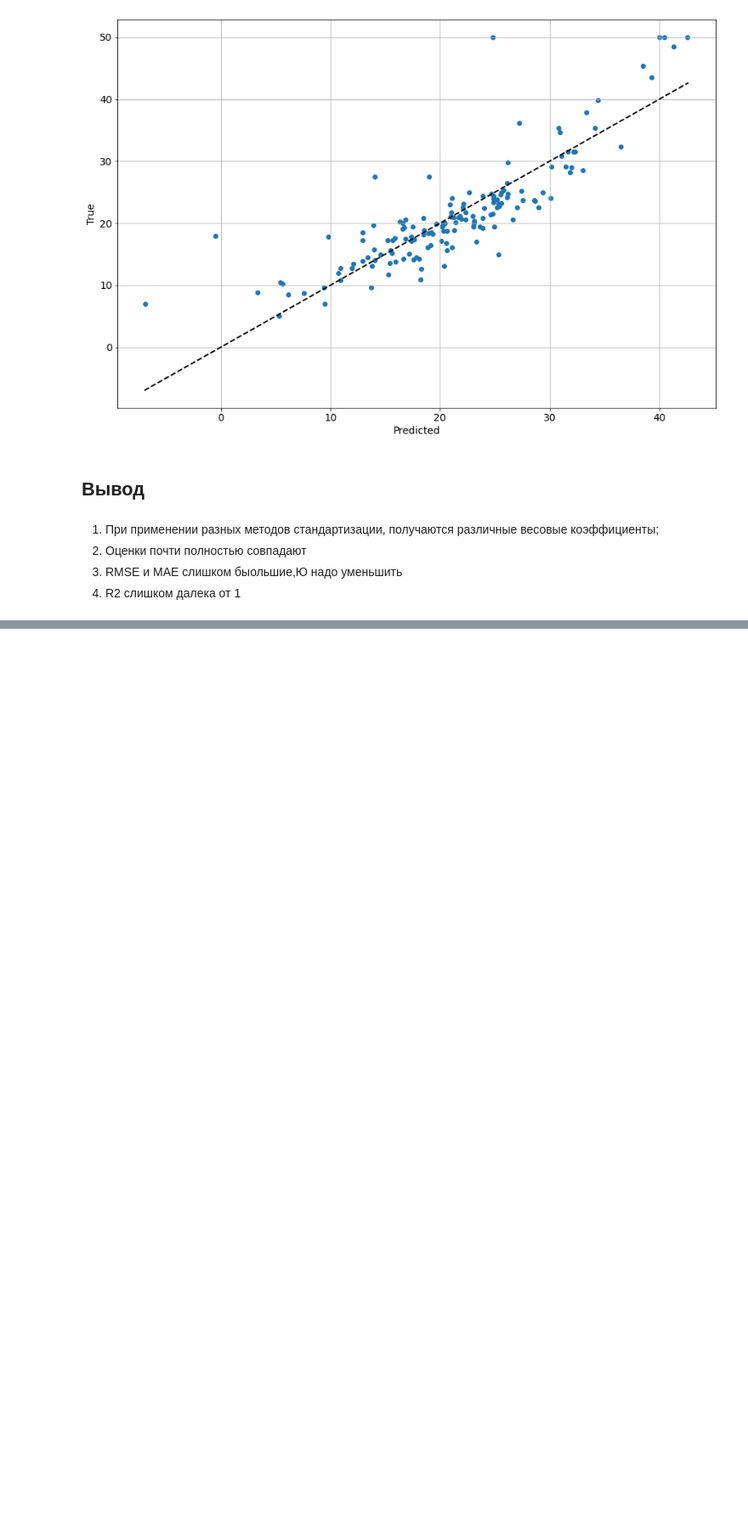
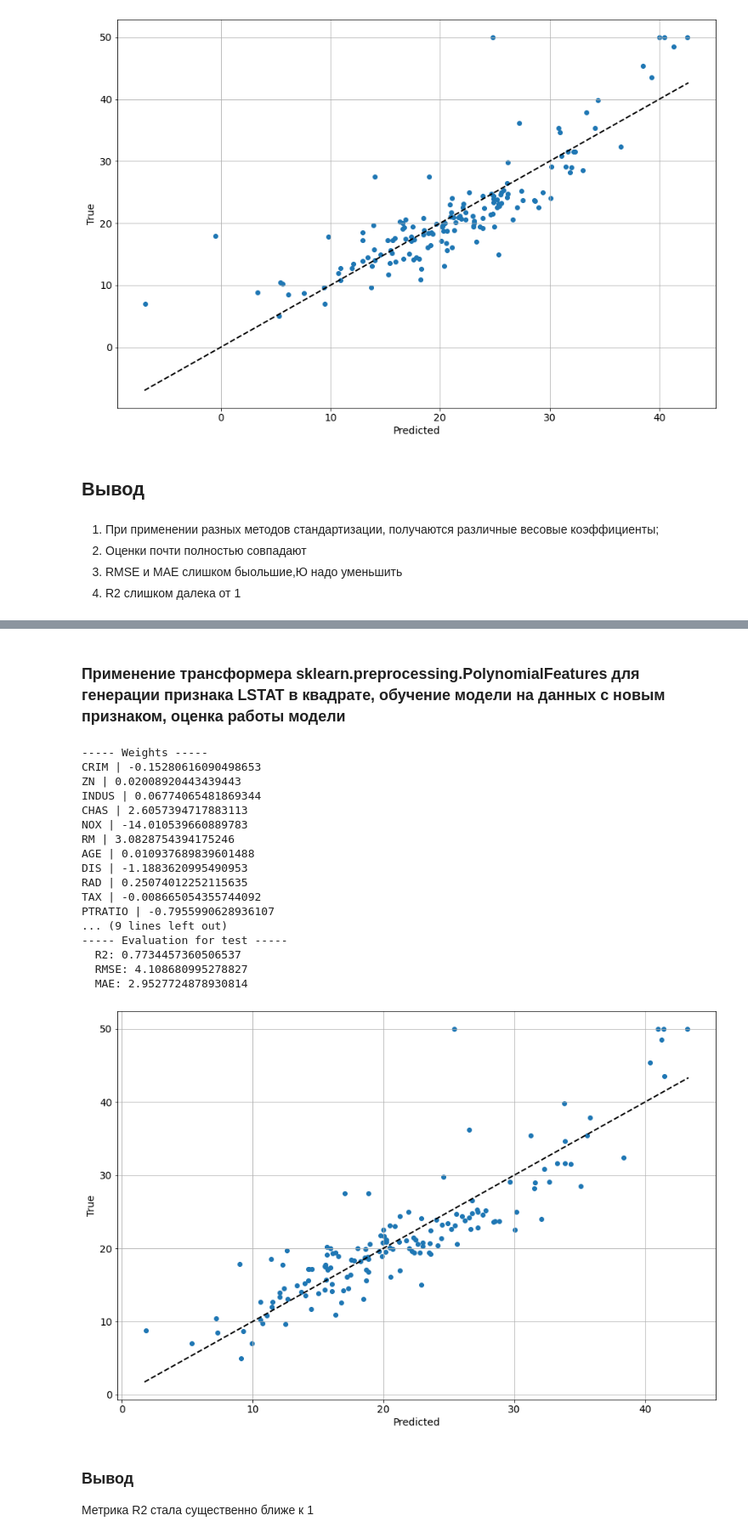
Before and after one commit to Nivoter/ML, a Jupyter notebook: 12L_Regression.ipynb, the cells around one changed output, grey strips where cells are left out. Shown at 85% size. Drawn from its saved outputs; the diff is of its cells as text; code cells hidden in the pictures; blank space fills up the shorter version.

```diff
--- a/12L_Regression.ipynb
+++ b/12L_Regression.ipynb
@@ -377,0 +547,2 @@ PTRATIO | -8.560440956236727
+# %% [markdown]
+### **Применение трансформера sklearn.preprocessing.PolynomialFeatures для генерации признака LSTAT в квадрате, обучение модели на данных с новым признаком, оценка работы модели**
@@ -377,0 +551,44 @@ PTRATIO | -8.560440956236727
+# %%
+poly = PolynomialFeatures(2)
+reg = LinearRegression();
+
+polyx_train = np.array(X_train['LSTAT']).reshape(-1,1)
+polyx_test = np.array(X_test['LSTAT']).reshape(-1,1)
+poly.fit(polyx_train)
+
+X_traind_scaled = poly.transform(polyx_train)
+X_testd_scaled = poly.transform(polyx_test)
+
+X_traind_scaled = np.concatenate((np.array(X_train.drop(columns=['LSTAT'])), X_traind_scaled), axis=1)
+X_testd_scaled = np.concatenate((np.array(X_test.drop(columns=['LSTAT'])), X_testd_scaled), axis=1)
+
+reg.fit(X_traind_scaled,y_train)
+show_linear_model_weights(reg, X_train.columns)
+
+y_pred = reg.predict(X_testd_scaled)
+draw_predictions_plot(y_pred, y_test)
+
+evaluate_regressor(reg, X_traind_scaled, y_train, 'train')
+evaluate_regressor(reg, X_testd_scaled, y_test, 'test')
+# %% [output]
+----- Weights -----
+CRIM | -0.15280616090498653
+ZN | 0.02008920443439443
+INDUS | 0.06774065481869344
+CHAS | 2.6057394717883113
+NOX | -14.010539660889783
+RM | 3.0828754394175246
+AGE | 0.010937689839601488
+DIS | -1.1883620995490953
+RAD | 0.25074012252115635
+TAX | -0.008665054355744092
+PTRATIO | -0.7955990628936107
+... (9 lines left out)
+----- Evaluation for test -----
+  R2: 0.7734457360506537
+  RMSE: 4.108680995278827
+  MAE: 2.9527724878930814
+[figure, added]
+# %% [markdown]
+### **Вывод**
+Метрика R2 стала существенно ближе к 1
```
Also changed, not shown: parts of 42 cells of this notebook.
